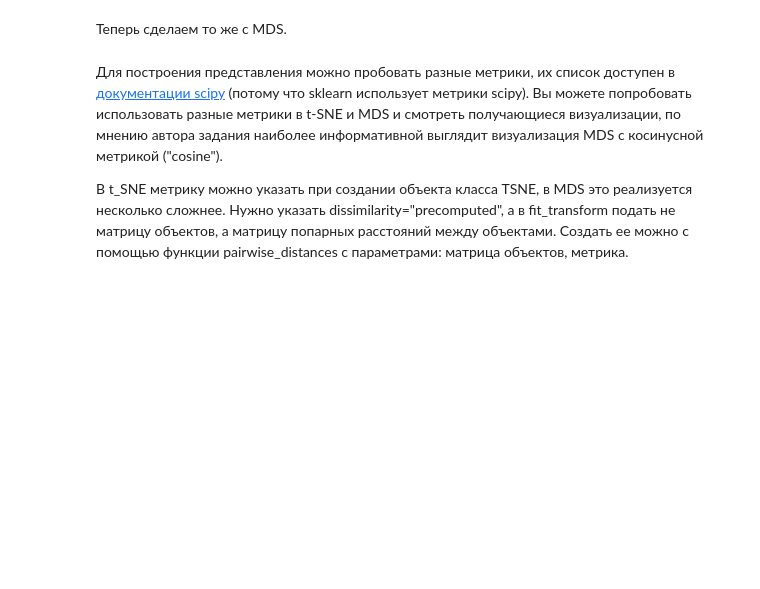
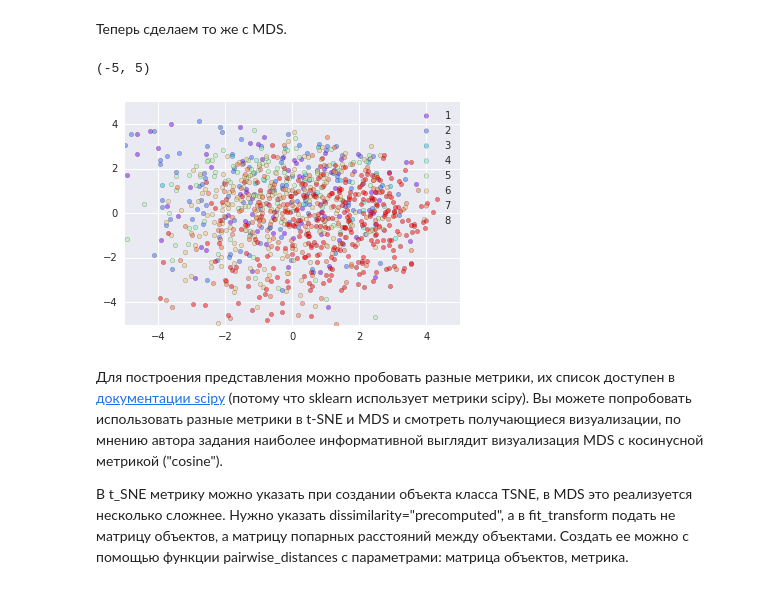
Before and after one commit to politov01/mipt-ya-ml-spec, a Jupyter notebook: Course 3/vizualizatsiia-dannykh/VisualizationPeerReview.ipynb, the cells around one changed output. Saved outputs shown, nothing was run; the diff lists cells and outputs as text; code cells hidden in the pictures; blank space fills up the shorter version.

```diff
--- a/Course 3/vizualizatsiia-dannykh/VisualizationPeerReview.ipynb
+++ b/Course 3/vizualizatsiia-dannykh/VisualizationPeerReview.ipynb
@@ -243,15 +263,19 @@ from sklearn.metrics.pairwise import pairwise_distances
 # %%
 # Код 5. Присвойте переменной MDS_transformed результат понижения размерности методом MDS с параметрами по умолчанию
 # Не забудьте зафиксировать random_state=321
+MDS_transformed = MDS(random_state=321).fit_transform(data_subset)
 # %%
 colors = cm.rainbow(np.linspace(0, 1, len(set(response_subset))))
 for y, c in zip(set(response_subset), colors):
     plt.scatter(MDS_transformed[response_subset.values==y, 0],
                 MDS_transformed[response_subset.values==y, 1],
                 c=c, alpha=0.5, label=str(y))
 plt.legend()
-#plt.xlim(-5, 5)   # масса точек концентрируется в этом масштабе
-#plt.ylim(-5, 5)   # рекомендуем сначала отобразить визуализацию целиком, а затем раскомментировать эти строки.
+plt.xlim(-5, 5)   # масса точек концентрируется в этом масштабе
+plt.ylim(-5, 5)   # рекомендуем сначала отобразить визуализацию целиком, а затем раскомментировать эти строки.
+# %% [output]
+(-5, 5)
+[figure, added]
 # %% [markdown]
 Для построения представления можно пробовать разные метрики, их список доступен в [документации scipy](http://docs.scipy.org/doc/scipy-0.14.0/reference/generated/scipy.spatial.distance.pdist.html) (потому что sklearn использует метрики scipy). Вы можете попробовать использовать разные метрики в t-SNE и MDS и смотреть получающиеся визуализации, по мнению автора задания наиболее информативной выглядит визуализация MDS c косинусной метрикой ("cosine").
 
```
Also changed, not shown: parts of 22 cells of this notebook.
